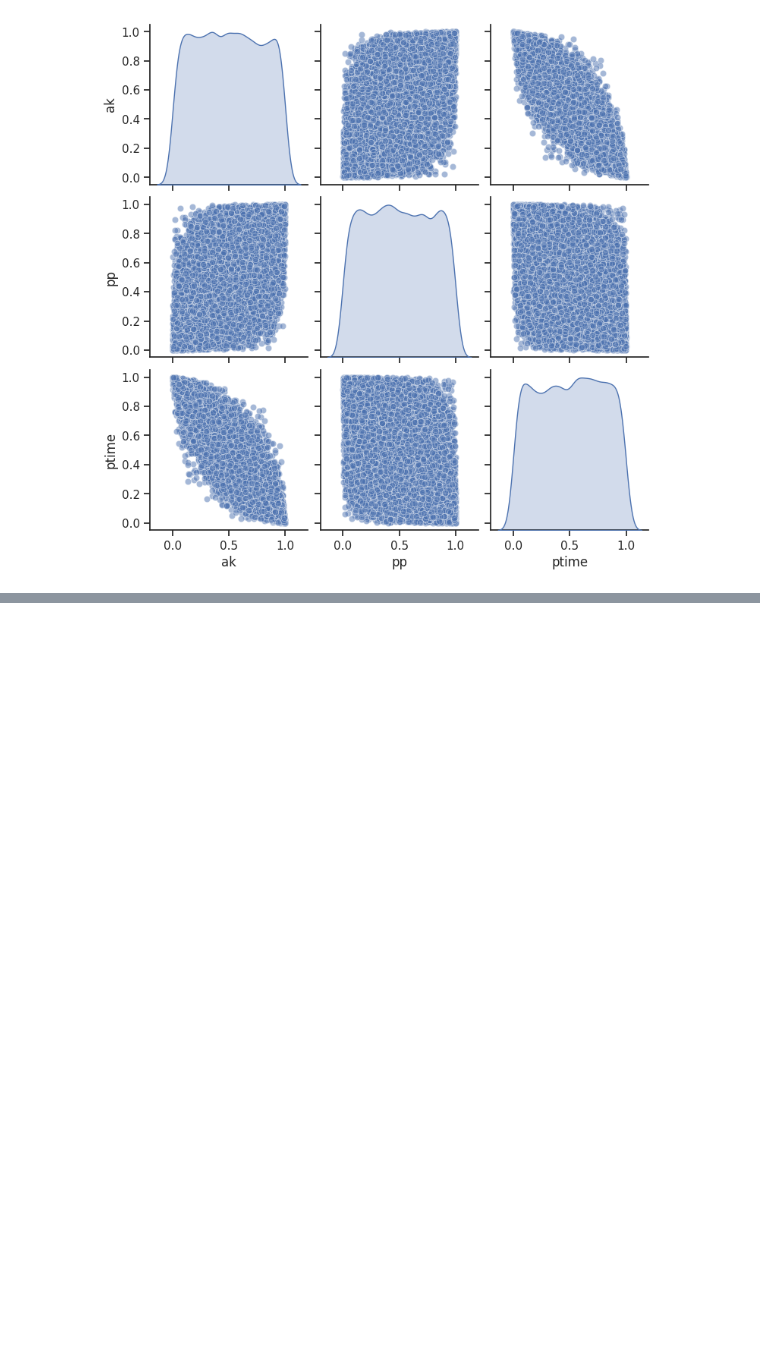
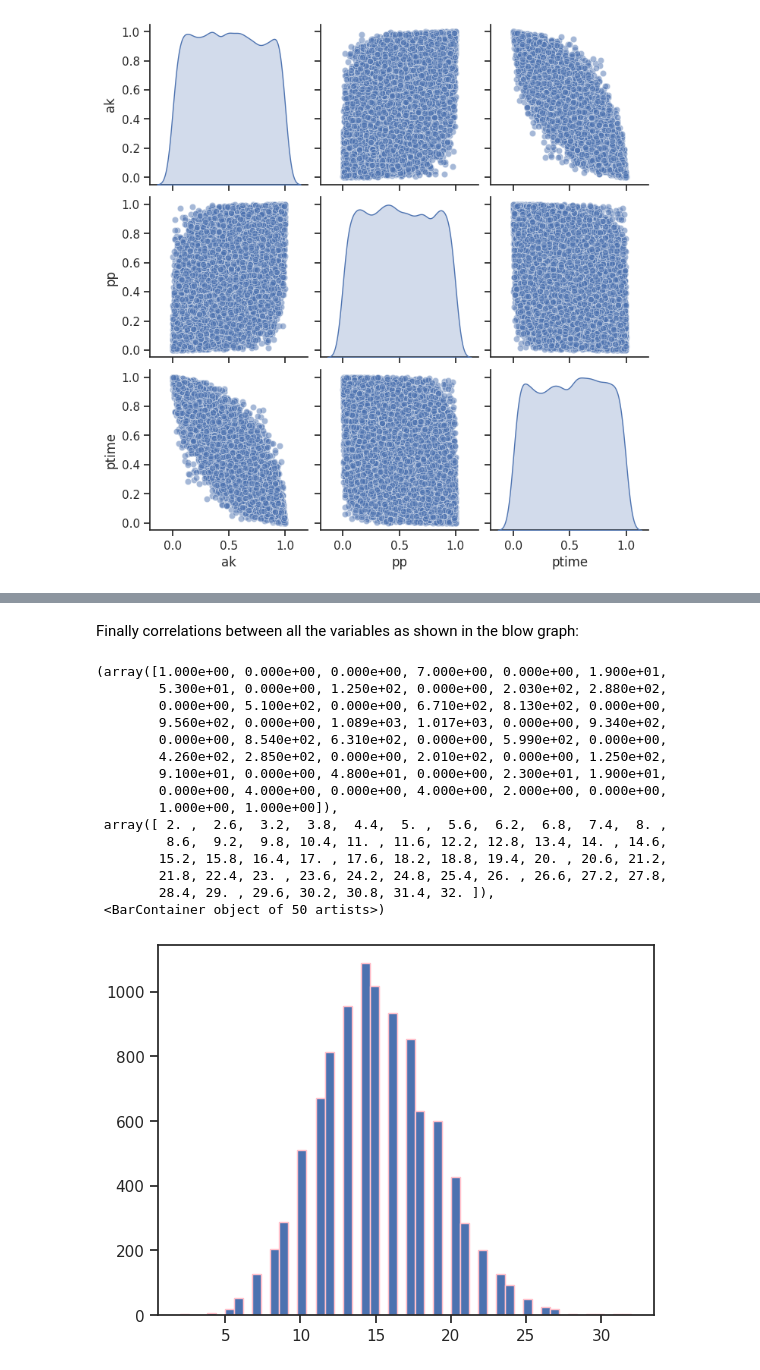
Before and after one commit to bananighosh/Fall-2023-NYU-AI, a Jupyter notebook: CS_GY661_AI_Probability_Assignment.ipynb, the cells around one changed output, grey strips where cells are left out. Drawn from its saved outputs; the diff is of its cells as text; code cells hidden in the pictures; blank space fills up the shorter version.

```diff
--- a/CS_GY661_AI_Probability_Assignment.ipynb
+++ b/CS_GY661_AI_Probability_Assignment.ipynb
@@ -124,0 +130,22 @@ plot.hist(ak, bins=30, edgecolor='pink')
+# %% [markdown]
+Finally correlations between all the variables as shown in the blow graph:
+# %%
+pp = sc_stats.poisson.ppf(U[:, 1] , 15)
+plot.hist(pp, bins=50, edgecolor='pink')
+# %% [output]
+(array([1.000e+00, 0.000e+00, 0.000e+00, 7.000e+00, 0.000e+00, 1.900e+01,
+        5.300e+01, 0.000e+00, 1.250e+02, 0.000e+00, 2.030e+02, 2.880e+02,
+        0.000e+00, 5.100e+02, 0.000e+00, 6.710e+02, 8.130e+02, 0.000e+00,
+        9.560e+02, 0.000e+00, 1.089e+03, 1.017e+03, 0.000e+00, 9.340e+02,
+        0.000e+00, 8.540e+02, 6.310e+02, 0.000e+00, 5.990e+02, 0.000e+00,
+        4.260e+02, 2.850e+02, 0.000e+00, 2.010e+02, 0.000e+00, 1.250e+02,
+        9.100e+01, 0.000e+00, 4.800e+01, 0.000e+00, 2.300e+01, 1.900e+01,
+        0.000e+00, 4.000e+00, 0.000e+00, 4.000e+00, 2.000e+00, 0.000e+00,
+        1.000e+00, 1.000e+00]),
+ array([ 2. ,  2.6,  3.2,  3.8,  4.4,  5. ,  5.6,  6.2,  6.8,  7.4,  8. ,
+         8.6,  9.2,  9.8, 10.4, 11. , 11.6, 12.2, 12.8, 13.4, 14. , 14.6,
+        15.2, 15.8, 16.4, 17. , 17.6, 18.2, 18.8, 19.4, 20. , 20.6, 21.2,
+        21.8, 22.4, 23. , 23.6, 24.2, 24.8, 25.4, 26. , 26.6, 27.2, 27.8,
+        28.4, 29. , 29.6, 30.2, 30.8, 31.4, 32. ]),
+ <BarContainer object of 50 artists>)
+[figure, added]
```
Also changed, not shown: parts of 2 cells of this notebook.
